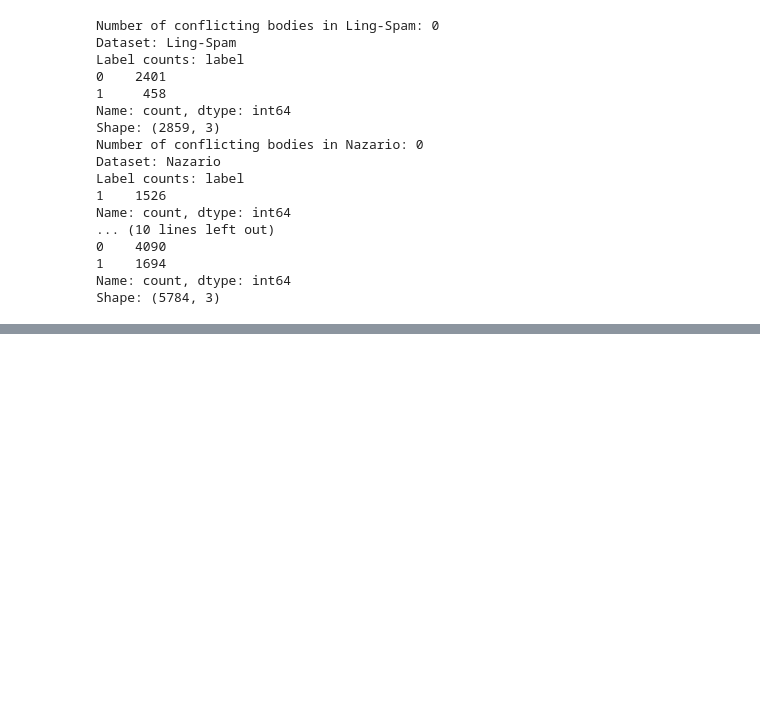
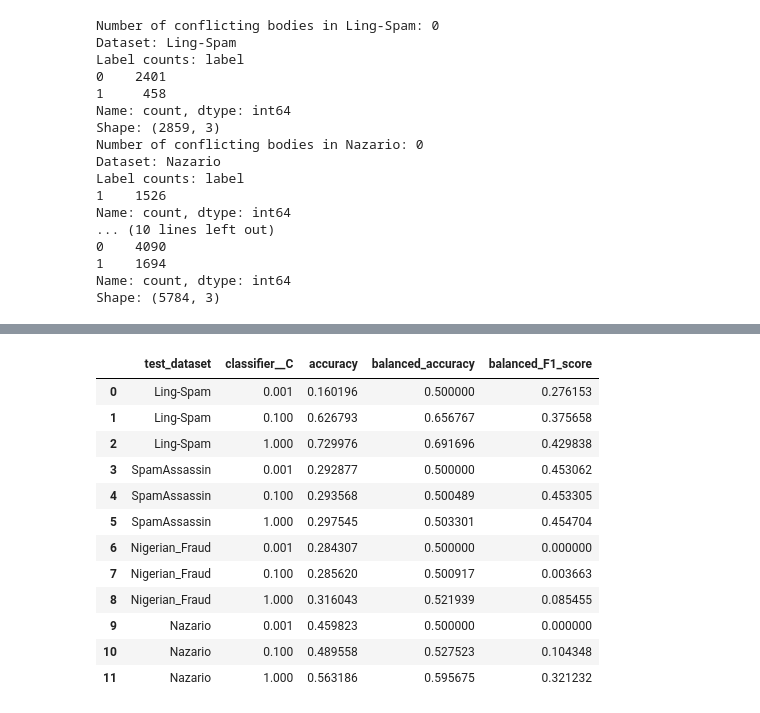
Before and after one commit to emilkle/IMT4210_ML_project, a Jupyter notebook: forensic_project.ipynb, the cells around one changed output, grey strips where cells are left out. Cells and saved outputs as stored; diff of their text form; code cells hidden in the pictures; blank space fills up the shorter version.

Commit message:
Added comparison with LR for TF-IDF and tested charcter level TF-IDF for both LR and XGB

```diff
--- a/forensic_project.ipynb
+++ b/forensic_project.ipynb
@@ -424,0 +544,8 @@ Confusion matrix:
+# %%
+# Using TF-IDF character level params on Logistic Regression (LR) model
+
+lr_baseline_results_2 = []
+
+lr_baseline_model_2 = make_model(TFIDF_PARAMS_CHAR, LogisticRegression(**LOGISTIC_REGRESSION_PARAMS))
+
+lr_baseline_results_df_2 = train_and_evaluate_model(lr_parameter_settings, lr_baseline_model_2, lr_baseline_results_2)
@@ -425,3 +570,19 @@ Confusion matrix:
+# %%
+lr_baseline_results_df_2
+# %% [output]
+|  | test_dataset | classifier__C | accuracy | balanced_accuracy | balanced_F1_score |
+| 0 | Ling-Spam | 0.001 | 0.160196 | 0.500000 | 0.276153 |
+| 1 | Ling-Spam | 0.100 | 0.626793 | 0.656767 | 0.375658 |
+| 2 | Ling-Spam | 1.000 | 0.729976 | 0.691696 | 0.429838 |
+| 3 | SpamAssassin | 0.001 | 0.292877 | 0.500000 | 0.453062 |
+| 4 | SpamAssassin | 0.100 | 0.293568 | 0.500489 | 0.453305 |
+| 5 | SpamAssassin | 1.000 | 0.297545 | 0.503301 | 0.454704 |
+| 6 | Nigerian_Fraud | 0.001 | 0.284307 | 0.500000 | 0.000000 |
+| 7 | Nigerian_Fraud | 0.100 | 0.285620 | 0.500917 | 0.003663 |
+| 8 | Nigerian_Fraud | 1.000 | 0.316043 | 0.521939 | 0.085455 |
+| 9 | Nazario | 0.001 | 0.459823 | 0.500000 | 0.000000 |
+| 10 | Nazario | 0.100 | 0.489558 | 0.527523 | 0.104348 |
+| 11 | Nazario | 1.000 | 0.563186 | 0.595675 | 0.321232 |
 # %%
 label = r"[A-Za-z0-9](?:[A-Za-z0-9-]*[A-Za-z0-9])?"
 segment = r"[A-Za-z0-9]+(?:\s*[._-]\s*[A-Za-z0-9]+)*"
```
Also changed, not shown: parts of 13 cells of this notebook.
